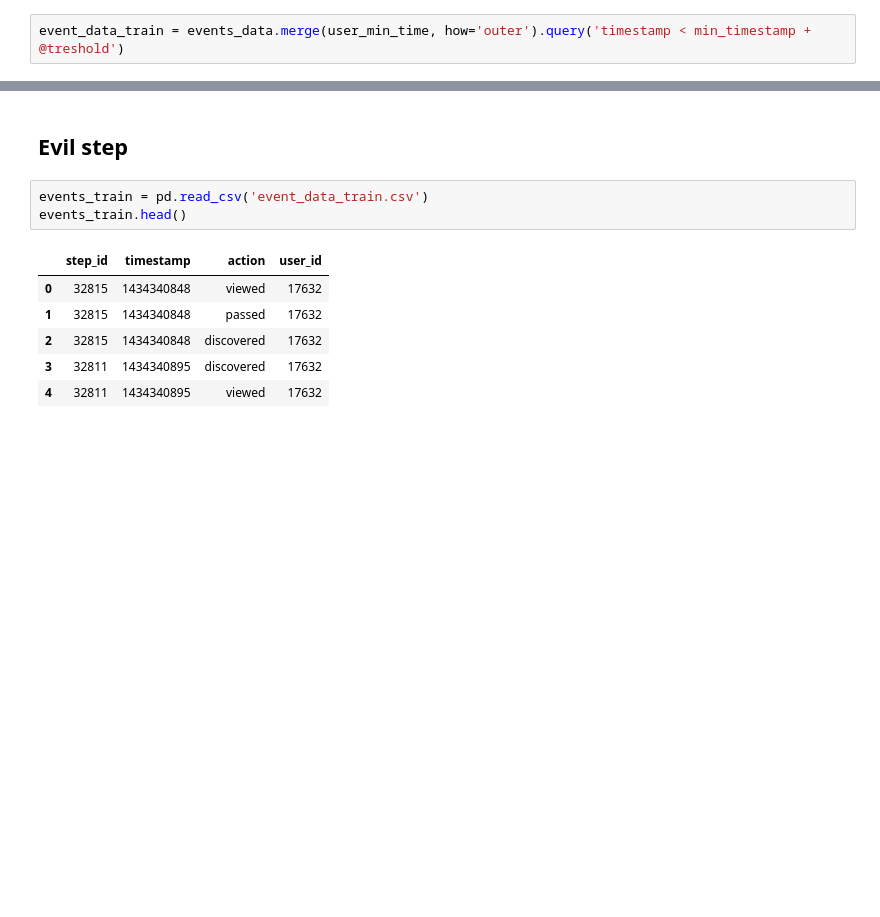
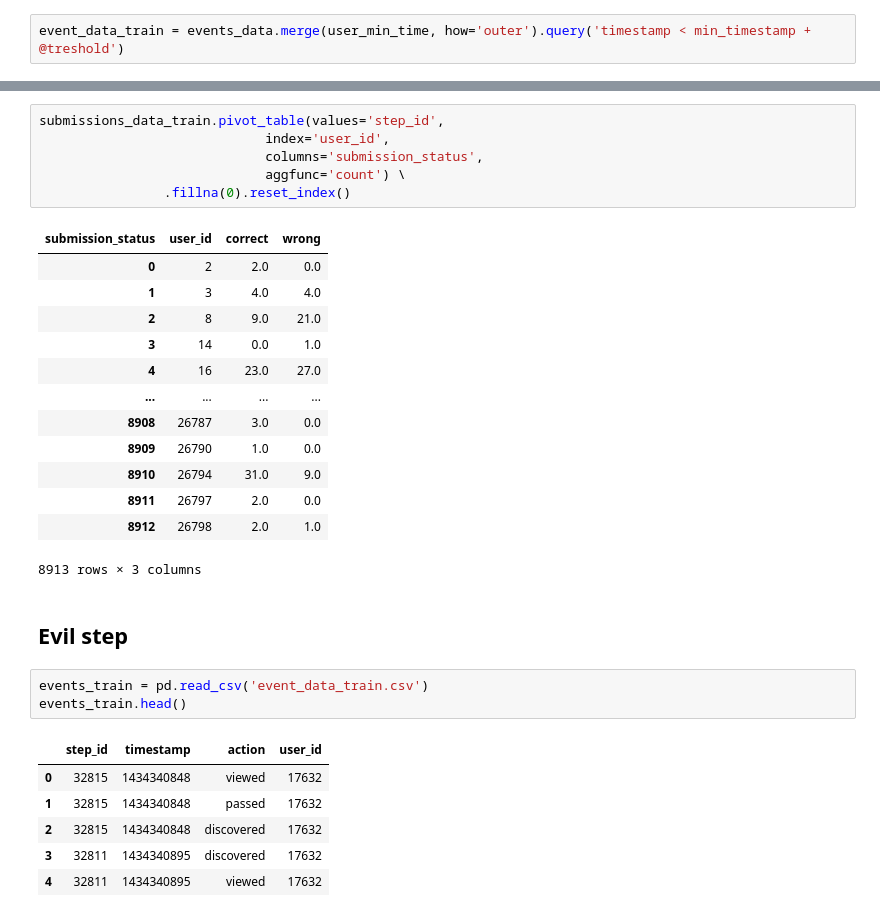
Before and after one commit to AndreyKurdyubov/Stepik_introML, a Jupyter notebook: project.ipynb, the cells around one changed output, grey strips where cells are left out. Saved outputs shown, nothing was run; the diff lists cells and outputs as text; blank space fills up the shorter version.

```diff
--- a/project.ipynb
+++ b/project.ipynb
@@ -426,3 +808,23 @@ event_data_train
+# %%
+submissions_data_train.pivot_table(values='step_id',
+                             index='user_id',
+                             columns='submission_status',
+                             aggfunc='count') \
+                .fillna(0).reset_index()
+# %% [output]
+| submission_status | user_id | correct | wrong |
+| 0 | 2 | 2.0 | 0.0 |
+| 1 | 3 | 4.0 | 4.0 |
+| 2 | 8 | 9.0 | 21.0 |
+| 3 | 14 | 0.0 | 1.0 |
+| 4 | 16 | 23.0 | 27.0 |
+| ... | ... | ... | ... |
+| 8908 | 26787 | 3.0 | 0.0 |
+| 8909 | 26790 | 1.0 | 0.0 |
+| 8910 | 26794 | 31.0 | 9.0 |
+| 8911 | 26797 | 2.0 | 0.0 |
+| 8912 | 26798 | 2.0 | 1.0 |
+8913 rows × 3 columns
 # %% [markdown]
 ## Evil step
 # %%
```
Also changed, not shown: parts of 49 cells of this notebook.
